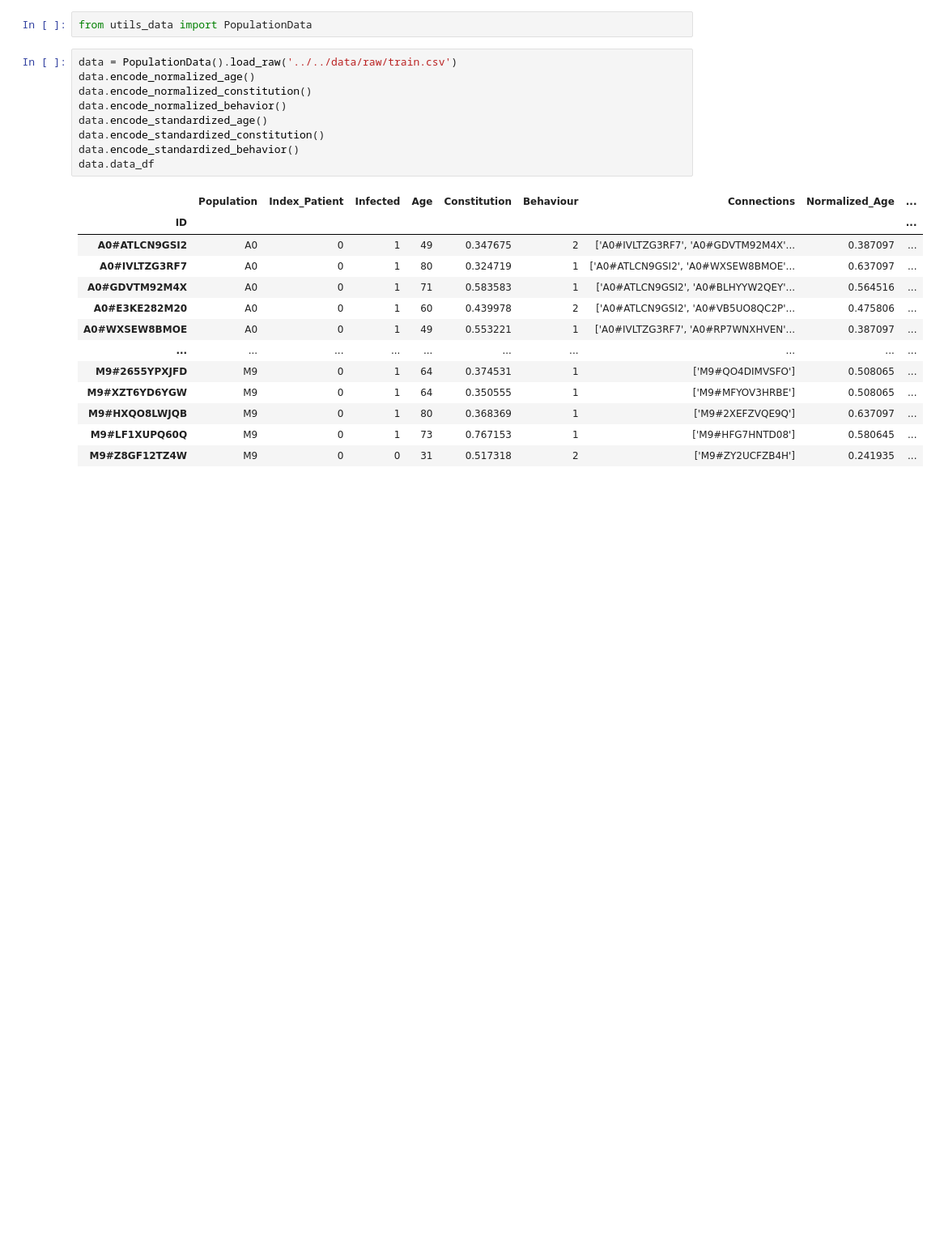
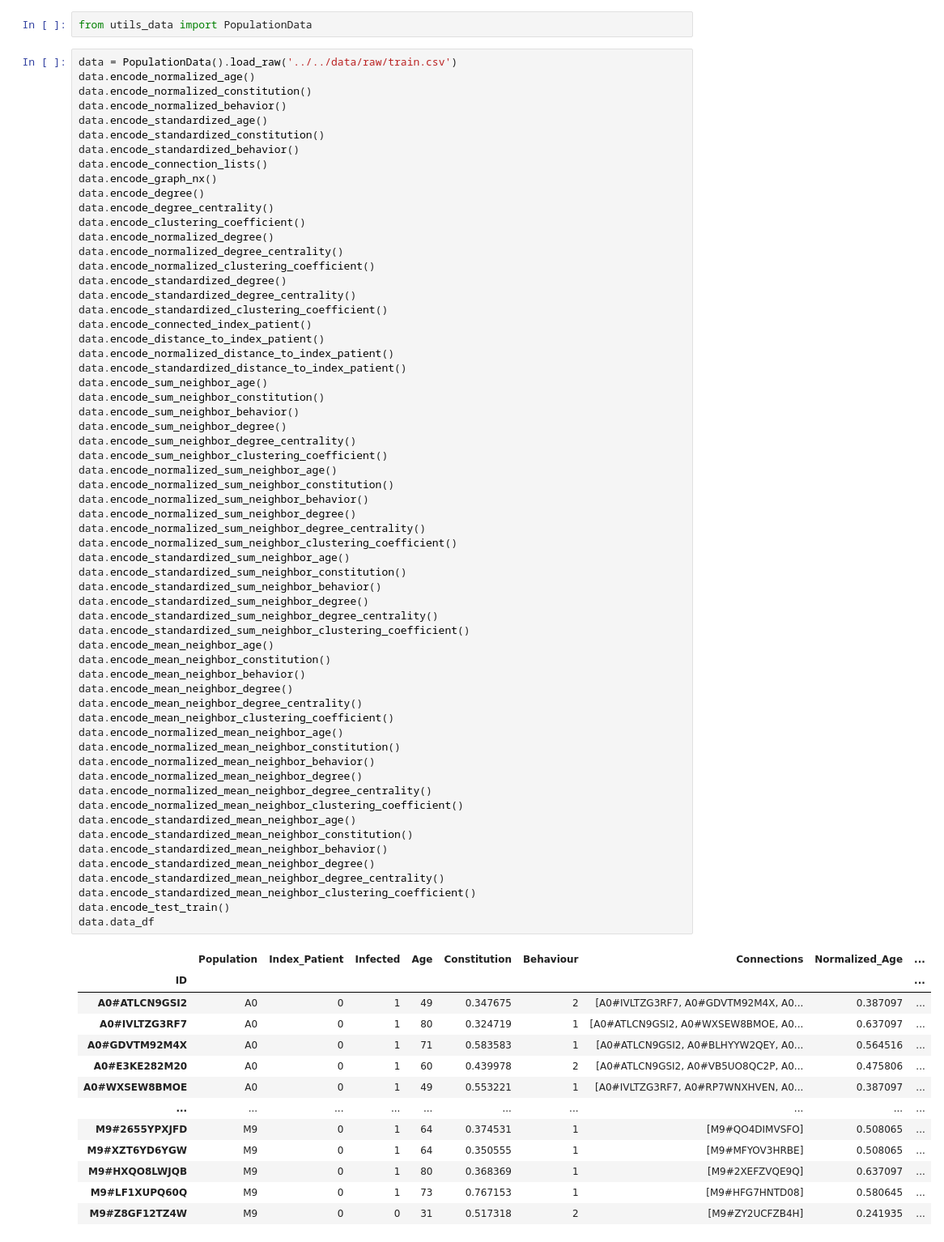
Before and after one commit to Fzhou1997/Machine-Learning-Kaggle-Disease-Spread-Prediction, a Jupyter notebook: notebooks/_exploration/EDA - Engineered.ipynb, the cells around one changed output. Shown at 81% size. Drawn from its saved outputs; the diff is of its cells as text; blank space fills up the shorter version.

```diff
--- a/notebooks/_exploration/EDA - Engineered.ipynb
+++ b/notebooks/_exploration/EDA - Engineered.ipynb
@@ -3,23 +3,75 @@ from utils_data import PopulationData
 # %%
 data = PopulationData().load_raw('../../data/raw/train.csv')
 data.encode_normalized_age()
 data.encode_normalized_constitution()
 data.encode_normalized_behavior()
 data.encode_standardized_age()
 data.encode_standardized_constitution()
 data.encode_standardized_behavior()
+data.encode_connection_lists()
+data.encode_graph_nx()
+data.encode_degree()
+data.encode_degree_centrality()
+data.encode_clustering_coefficient()
+data.encode_normalized_degree()
+data.encode_normalized_degree_centrality()
+data.encode_normalized_clustering_coefficient()
+data.encode_standardized_degree()
+data.encode_standardized_degree_centrality()
+data.encode_standardized_clustering_coefficient()
+data.encode_connected_index_patient()
+data.encode_distance_to_index_patient()
+data.encode_normalized_distance_to_index_patient()
+data.encode_standardized_distance_to_index_patient()
+data.encode_sum_neighbor_age()
+data.encode_sum_neighbor_constitution()
+data.encode_sum_neighbor_behavior()
+data.encode_sum_neighbor_degree()
+data.encode_sum_neighbor_degree_centrality()
+data.encode_sum_neighbor_clustering_coefficient()
+data.encode_normalized_sum_neighbor_age()
+data.encode_normalized_sum_neighbor_constitution()
+data.encode_normalized_sum_neighbor_behavior()
+data.encode_normalized_sum_neighbor_degree()
+data.encode_normalized_sum_neighbor_degree_centrality()
+data.encode_normalized_sum_neighbor_clustering_coefficient()
+data.encode_standardized_sum_neighbor_age()
+data.encode_standardized_sum_neighbor_constitution()
+data.encode_standardized_sum_neighbor_behavior()
+data.encode_standardized_sum_neighbor_degree()
+data.encode_standardized_sum_neighbor_degree_centrality()
+data.encode_standardized_sum_neighbor_clustering_coefficient()
+data.encode_mean_neighbor_age()
+data.encode_mean_neighbor_constitution()
+data.encode_mean_neighbor_behavior()
+data.encode_mean_neighbor_degree()
+data.encode_mean_neighbor_degree_centrality()
+data.encode_mean_neighbor_clustering_coefficient()
+data.encode_normalized_mean_neighbor_age()
+data.encode_normalized_mean_neighbor_constitution()
+data.encode_normalized_mean_neighbor_behavior()
+data.encode_normalized_mean_neighbor_degree()
+data.encode_normalized_mean_neighbor_degree_centrality()
+data.encode_normalized_mean_neighbor_clustering_coefficient()
+data.encode_standardized_mean_neighbor_age()
+data.encode_standardized_mean_neighbor_constitution()
+data.encode_standardized_mean_neighbor_behavior()
+data.encode_standardized_mean_neighbor_degree()
+data.encode_standardized_mean_neighbor_degree_centrality()
+data.encode_standardized_mean_neighbor_clustering_coefficient()
+data.encode_test_train()
 data.data_df
 # %% [output]
 |  | Population | Index_Patient | Infected | Age | Constitution | Behaviour | Connections | Normalized_Age | ... |
 | ID |  |  |  |  |  |  |  |  | ... |
-| A0#ATLCN9GSI2 | A0 | 0 | 1 | 49 | 0.347675 | 2 | ['A0#IVLTZG3RF7', 'A0#GDVTM92M4X'... | 0.387097 | ... |
-| A0#IVLTZG3RF7 | A0 | 0 | 1 | 80 | 0.324719 | 1 | ['A0#ATLCN9GSI2', 'A0#WXSEW8BMOE'... | 0.637097 | ... |
-| A0#GDVTM92M4X | A0 | 0 | 1 | 71 | 0.583583 | 1 | ['A0#ATLCN9GSI2', 'A0#BLHYYW2QEY'... | 0.564516 | ... |
-| A0#E3KE282M20 | A0 | 0 | 1 | 60 | 0.439978 | 2 | ['A0#ATLCN9GSI2', 'A0#VB5UO8QC2P'... | 0.475806 | ... |
-| A0#WXSEW8BMOE | A0 | 0 | 1 | 49 | 0.553221 | 1 | ['A0#IVLTZG3RF7', 'A0#RP7WNXHVEN'... | 0.387097 | ... |
+| A0#ATLCN9GSI2 | A0 | 0 | 1 | 49 | 0.347675 | 2 | [A0#IVLTZG3RF7, A0#GDVTM92M4X, A0... | 0.387097 | ... |
+| A0#IVLTZG3RF7 | A0 | 0 | 1 | 80 | 0.324719 | 1 | [A0#ATLCN9GSI2, A0#WXSEW8BMOE, A0... | 0.637097 | ... |
+| A0#GDVTM92M4X | A0 | 0 | 1 | 71 | 0.583583 | 1 | [A0#ATLCN9GSI2, A0#BLHYYW2QEY, A0... | 0.564516 | ... |
+| A0#E3KE282M20 | A0 | 0 | 1 | 60 | 0.439978 | 2 | [A0#ATLCN9GSI2, A0#VB5UO8QC2P, A0... | 0.475806 | ... |
+| A0#WXSEW8BMOE | A0 | 0 | 1 | 49 | 0.553221 | 1 | [A0#IVLTZG3RF7, A0#RP7WNXHVEN, A0... | 0.387097 | ... |
 | ... | ... | ... | ... | ... | ... | ... | ... | ... | ... |
-| M9#2655YPXJFD | M9 | 0 | 1 | 64 | 0.374531 | 1 | ['M9#QO4DIMVSFO'] | 0.508065 | ... |
-| M9#XZT6YD6YGW | M9 | 0 | 1 | 64 | 0.350555 | 1 | ['M9#MFYOV3HRBE'] | 0.508065 | ... |
-| M9#HXQO8LWJQB | M9 | 0 | 1 | 80 | 0.368369 | 1 | ['M9#2XEFZVQE9Q'] | 0.637097 | ... |
-| M9#LF1XUPQ60Q | M9 | 0 | 1 | 73 | 0.767153 | 1 | ['M9#HFG7HNTD08'] | 0.580645 | ... |
-| M9#Z8GF12TZ4W | M9 | 0 | 0 | 31 | 0.517318 | 2 | ['M9#ZY2UCFZB4H'] | 0.241935 | ... |
+| M9#2655YPXJFD | M9 | 0 | 1 | 64 | 0.374531 | 1 | [M9#QO4DIMVSFO] | 0.508065 | ... |
+| M9#XZT6YD6YGW | M9 | 0 | 1 | 64 | 0.350555 | 1 | [M9#MFYOV3HRBE] | 0.508065 | ... |
+| M9#HXQO8LWJQB | M9 | 0 | 1 | 80 | 0.368369 | 1 | [M9#2XEFZVQE9Q] | 0.637097 | ... |
+| M9#LF1XUPQ60Q | M9 | 0 | 1 | 73 | 0.767153 | 1 | [M9#HFG7HNTD08] | 0.580645 | ... |
+| M9#Z8GF12TZ4W | M9 | 0 | 0 | 31 | 0.517318 | 2 | [M9#ZY2UCFZB4H] | 0.241935 | ... |
```
Also changed, not shown: parts of 3 cells of this notebook, 1 other file.
